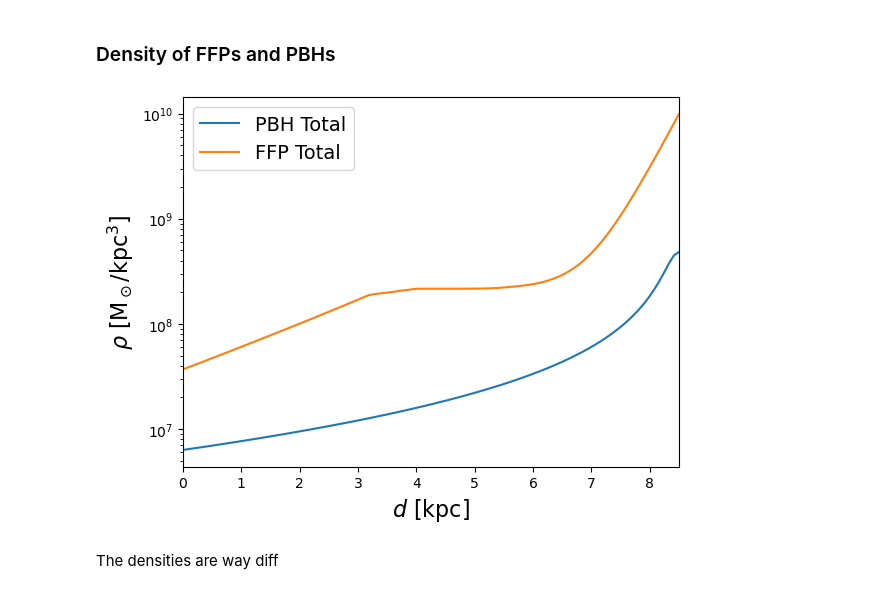
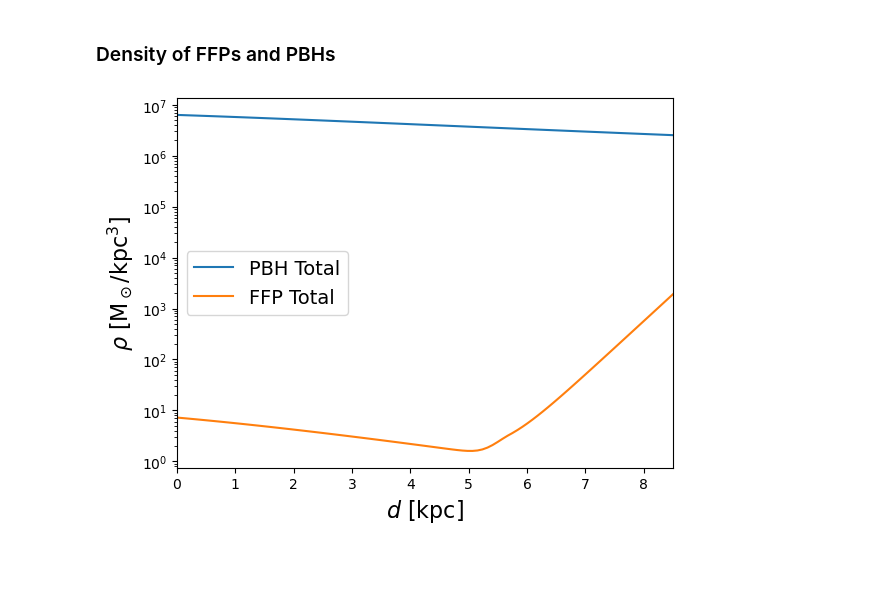
Before and after one commit to NolanSmyth/LensCalcPy, a Jupyter notebook: nbs/03_survey.ipynb, the cells around one changed output. Saved outputs shown, nothing was run; the diff lists cells and outputs as text; code cells hidden in the pictures; blank space fills up the shorter version.

```diff
--- a/nbs/03_survey.ipynb
+++ b/nbs/03_survey.ipynb
@@ -287,35 +301,30 @@ plt.show()
 # %%
 # Define values for the x-axis
 d = np.linspace(1e-3, rEarth, num=100)
 z = 0
 # Calculate the density values for each component
-rho_PBH_arr = [s.pbh.density(dist_mw(i)) for i in d]
+rho_PBH_arr = [density_mw(dist_mw(i)) for i in d]
 
-#! Careful! Right now this is the stellar density, not the FFP density
-#TODO Weight by the mass function and number of ffps per star
-rho_FFP_arr = [rho_FFPs(i) for i in d]
-
+rho_FFP_arr = [rho_FFPs_mw(i) for i in d]
 
 # Create the log plot
 plt.plot(d, rho_PBH_arr, label="PBH Total")
 plt.plot(d, rho_FFP_arr, label="FFP Total")
 
 
 # Add labels and legend
 plt.xlabel(r"$d$ [kpc]", fontsize=16)
 plt.ylabel(r"$\rho$ [M$_\odot$/$\mathrm{kpc}^3$]", fontsize=16)
 plt.legend(fontsize=14)
 
 plt.yscale("log")
 plt.xlim(0, rEarth)
 # plt.ylim(1e-15, 1e-7)
 
 # Show the plot
 plt.show()
 # %% [output]
-[figure, old version]
+[figure, new version]
-# %% [markdown]
-The densities are way diff
 # %%
 #| hide
 import nbdev; nbdev.nbdev_export()
```
Also changed, not shown: parts of 7 cells of this notebook, 11 other files.
